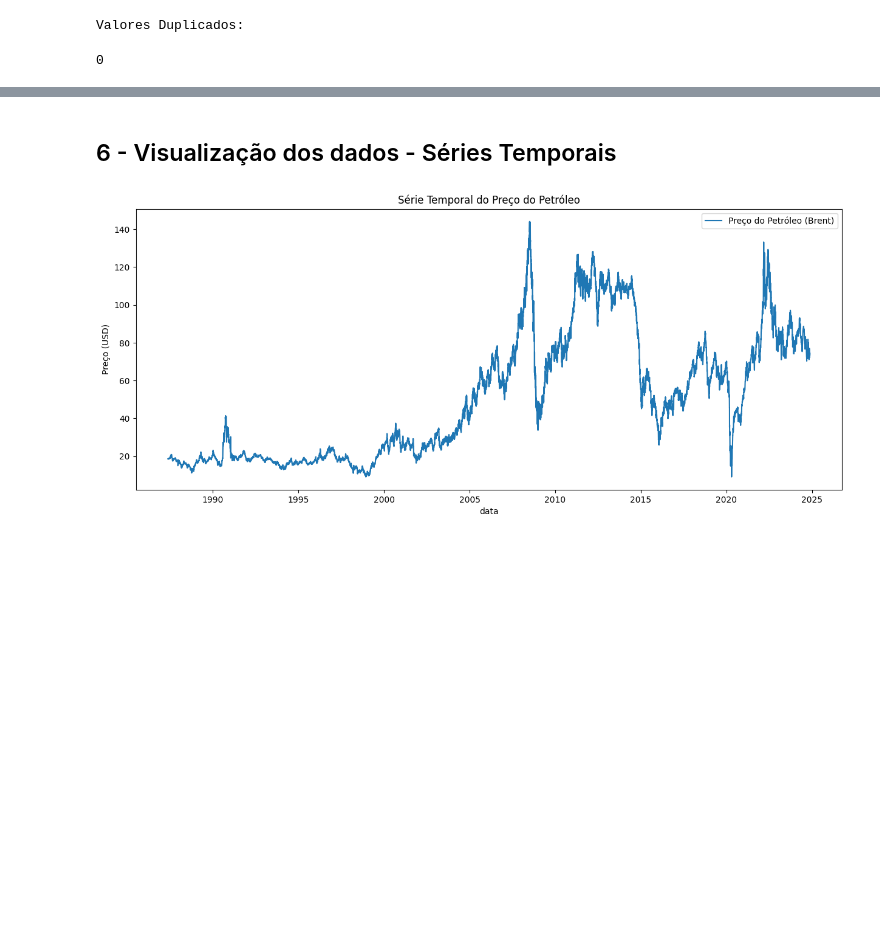
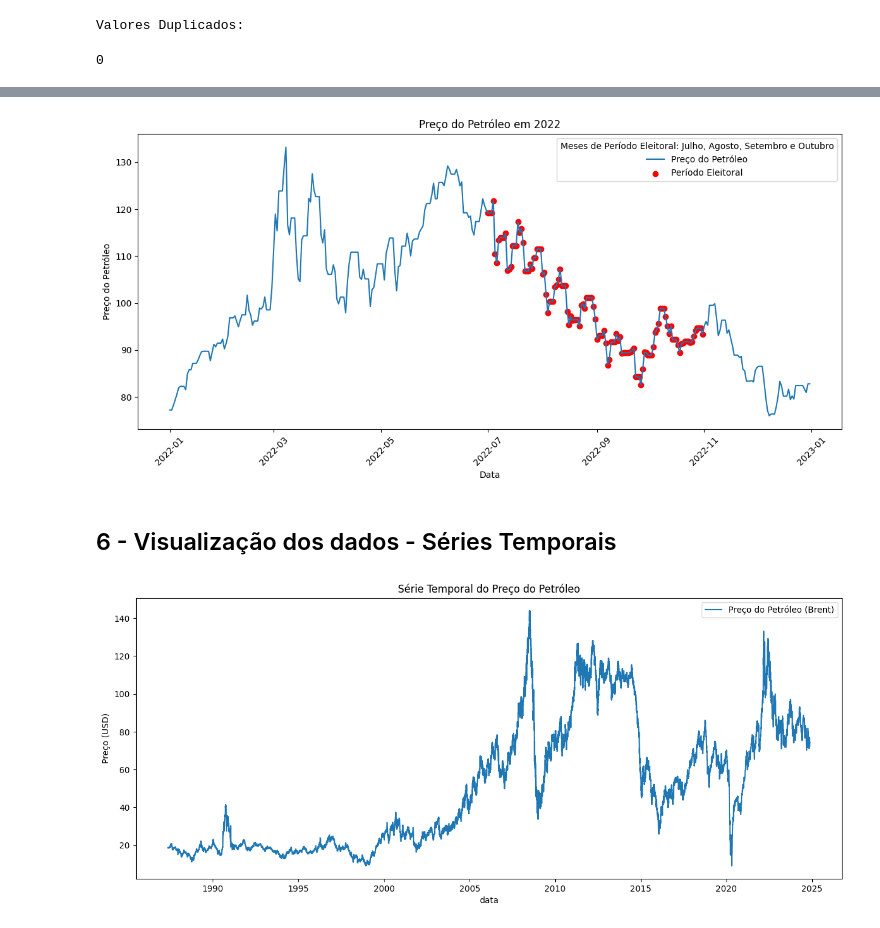
Before and after one commit to r-zambotti/Tech_Challenge_4_Fase, a Jupyter notebook: Tech_Challenge_Data_Viz.ipynb, the cells around one changed output, grey strips where cells are left out. Saved outputs shown, nothing was run; the diff lists cells and outputs as text; code cells hidden in the pictures; blank space fills up the shorter version.

```diff
--- a/Tech_Challenge_Data_Viz.ipynb
+++ b/Tech_Challenge_Data_Viz.ipynb
@@ -257,0 +276,3 @@ df_ipea = df_ipea.asfreq('D').ffill()
+# %%
+anos_eleicoes = [1989, 1994, 1998, 2002, 2006, 2010, 2014, 2018, 2022]
+meses_eleicoes = [7, 8, 9,10]
@@ -257,0 +289,16 @@ df_ipea = df_ipea.asfreq('D').ffill()
+# %%
+#Setando o período ano eleitoral
+
+def ano_eleitoral(row):
+    if row['ano'] in anos_eleicoes:
+        return 1
+    else:
+        return 0
+
+df_dados_transformados['ano_eleitoral'] = df_dados_transformados.apply(ano_eleitoral, axis=1)
+# %%
+# Adicionando o preço médio por mês
+
+df_preco_medio = df_dados_transformados.groupby(['ano', 'mes'])['preco'].mean().reset_index()
+df_preco_medio = df_preco_medio.rename(columns={'preco': 'preco_medio'})
+df_dados_transformados = pd.merge(df_dados_transformados, df_preco_medio, on=['ano', 'mes'])
@@ -258,3 +307,30 @@ df_ipea = df_ipea.asfreq('D').ffill()
+# %%
+
+
+import matplotlib.pyplot as plt
+
+# Filtra os dados para o ano de 2022
+df_2022 = df_dados_transformados[df_dados_transformados['ano'] == 2022]
+
+# Cria o gráfico
+plt.figure(figsize=(12, 6))
+plt.plot(df_2022['data'], df_2022['preco'], label='Preço do Petróleo')
+
+# Adiciona marcadores para os meses de período eleitoral
+eleitoral_months = df_2022[df_2022['periodo_eleitoral'] == 1]
+plt.scatter(eleitoral_months['data'], eleitoral_months['preco'], color='red', label='Período Eleitoral')
+
+# Configurações do gráfico
+plt.xlabel('Data')
+plt.ylabel('Preço do Petróleo')
+plt.title('Preço do Petróleo em 2022')
+plt.xticks(rotation=45)
+plt.legend(title='Meses de Período Eleitoral: Julho, Agosto, Setembro e Outubro') # Legenda informando os meses
+
+plt.tight_layout()
+plt.show()
+# %% [output]
+[figure, added]
 # %% [markdown]
 ## 6 - Visualização dos dados - Séries Temporais
 # %%
```
Also changed, not shown: parts of 9 cells of this notebook.
